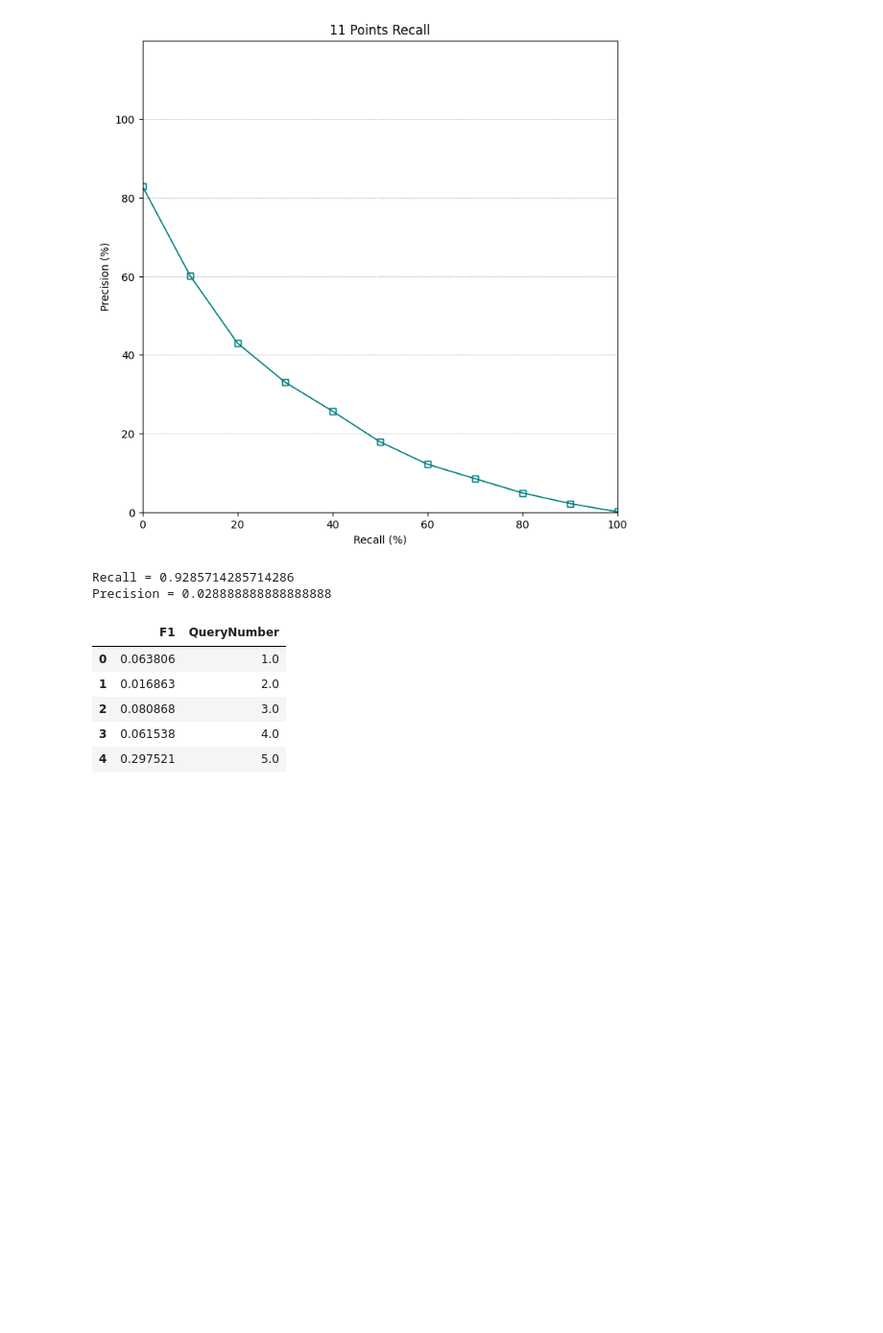
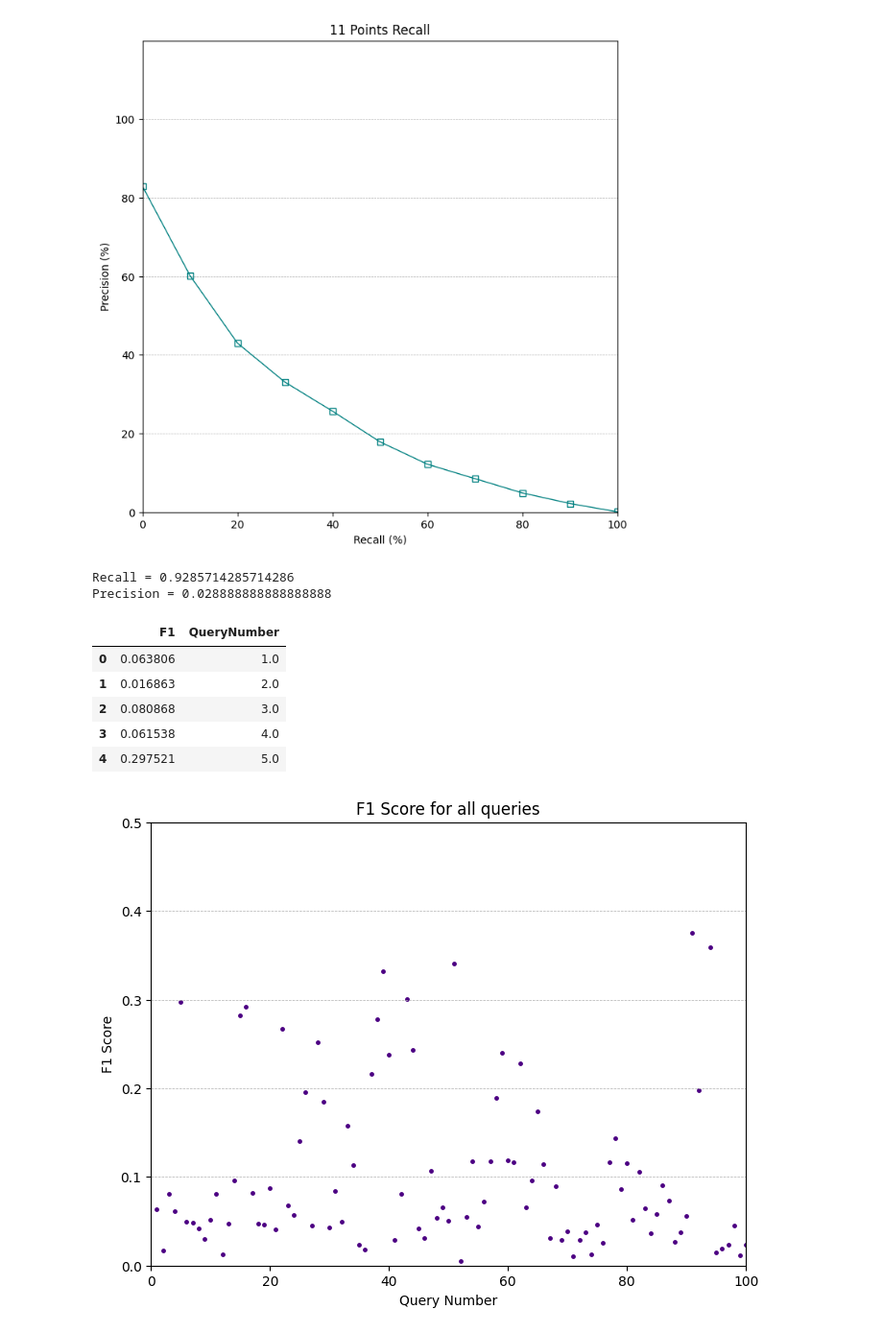
Before and after one commit to SylvioMello/BuscaEMineracaoDeTexto, a Jupyter notebook: TrabalhoIndividual/SRC/AvaliacaoModeloRI.ipynb, the cells around one changed output. Shown at 96% size. Saved outputs shown, nothing was run; the diff lists cells and outputs as text; code cells hidden in the pictures; blank space fills up the shorter version.

```diff
--- a/TrabalhoIndividual/SRC/AvaliacaoModeloRI.ipynb
+++ b/TrabalhoIndividual/SRC/AvaliacaoModeloRI.ipynb
@@ -230,3 +230,14 @@ f1.head()
 | 2 | 0.080868 | 3.0 |
 | 3 | 0.061538 | 4.0 |
 | 4 | 0.297521 | 5.0 |
+# %%
+plt.figure(figsize=(8, 6))
+plt.scatter(f1["QueryNumber"], f1["F1"], s=6, c="indigo")
+plt.axis([0, 100, 0, 0.5])
+plt.grid(axis="y", linestyle = '--', linewidth=0.5)
+plt.title("F1 Score for all queries")
+plt.xlabel("Query Number")
+plt.ylabel("F1 Score")
+plt.show()
+# %% [output]
+[figure, added]
```
Also changed, not shown: parts of 11 cells of this notebook, 10 other files.
